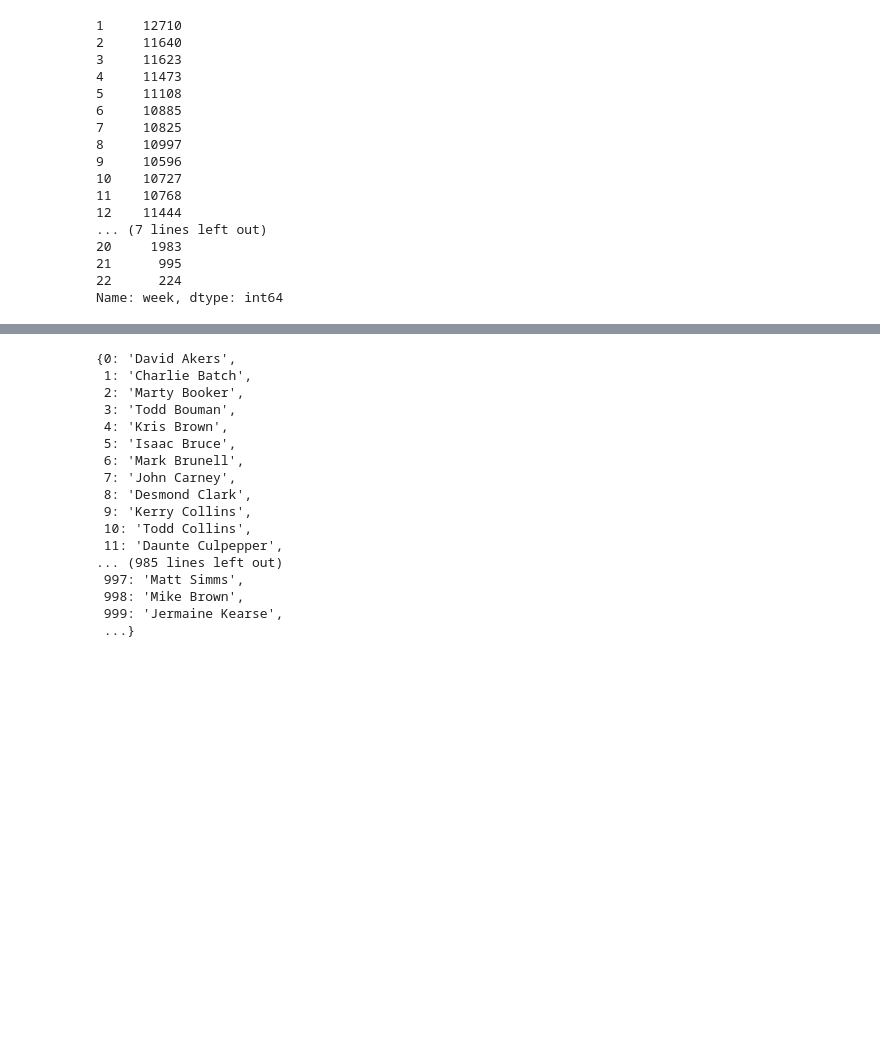
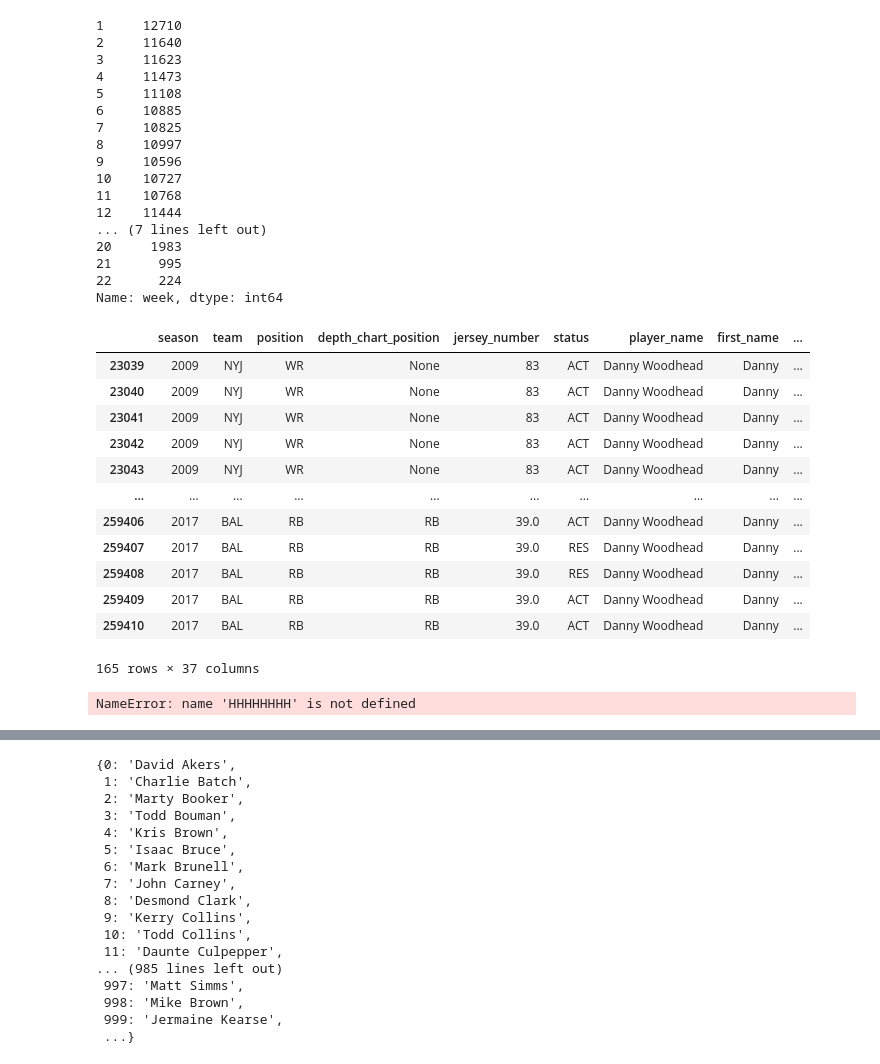
Before and after one commit to nicriv831/NFL-Injury-Risk, a Jupyter notebook: 1-Import_and_Standardize copy.ipynb, the cells around one changed output, grey strips where cells are left out. Saved outputs shown, nothing was run; the diff lists cells and outputs as text; code cells hidden in the pictures; blank space fills up the shorter version.

```diff
--- a/1-Import_and_Standardize copy.ipynb
+++ b/1-Import_and_Standardize copy.ipynb
@@ -321,6 +321,26 @@ rosters_weekly_ff['week'].value_counts().sort_index()
 21      995
 22      224
 Name: week, dtype: int64
+# %%
+rosters_weekly_ff[rosters_weekly_ff['player_id'] == '00-0026019']
+# %% [output]
+|  | season | team | position | depth_chart_position | jersey_number | status | player_name | first_name | ... |
+| 23039 | 2009 | NYJ | WR | None | 83 | ACT | Danny Woodhead | Danny | ... |
+| 23040 | 2009 | NYJ | WR | None | 83 | ACT | Danny Woodhead | Danny | ... |
+| 23041 | 2009 | NYJ | WR | None | 83 | ACT | Danny Woodhead | Danny | ... |
+| 23042 | 2009 | NYJ | WR | None | 83 | ACT | Danny Woodhead | Danny | ... |
+| 23043 | 2009 | NYJ | WR | None | 83 | ACT | Danny Woodhead | Danny | ... |
+| ... | ... | ... | ... | ... | ... | ... | ... | ... | ... |
+| 259406 | 2017 | BAL | RB | RB | 39.0 | ACT | Danny Woodhead | Danny | ... |
+| 259407 | 2017 | BAL | RB | RB | 39.0 | RES | Danny Woodhead | Danny | ... |
+| 259408 | 2017 | BAL | RB | RB | 39.0 | RES | Danny Woodhead | Danny | ... |
+| 259409 | 2017 | BAL | RB | RB | 39.0 | ACT | Danny Woodhead | Danny | ... |
+| 259410 | 2017 | BAL | RB | RB | 39.0 | ACT | Danny Woodhead | Danny | ... |
+165 rows × 37 columns
+# %%
+HHHHHHHH
+# %% [output]
+NameError: name 'HHHHHHHH' is not defined
 # %%
 df_grouped.set_index('player_id')
 # %% [output]
```
Also changed, not shown: parts of 5 cells of this notebook, 2 other files.
